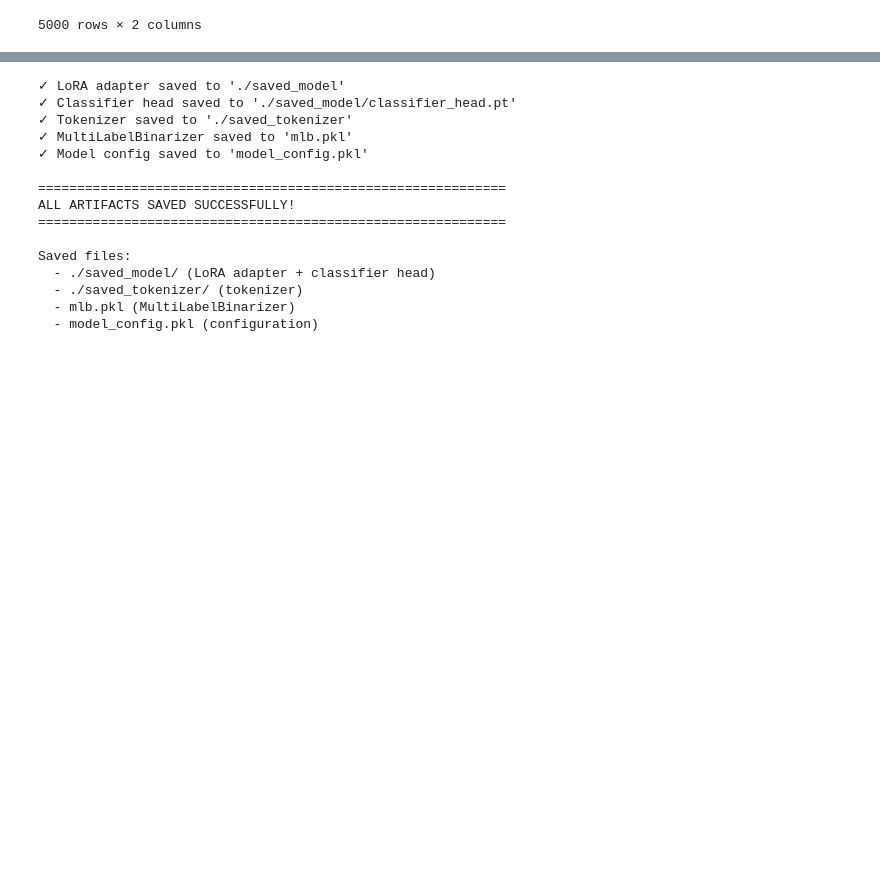
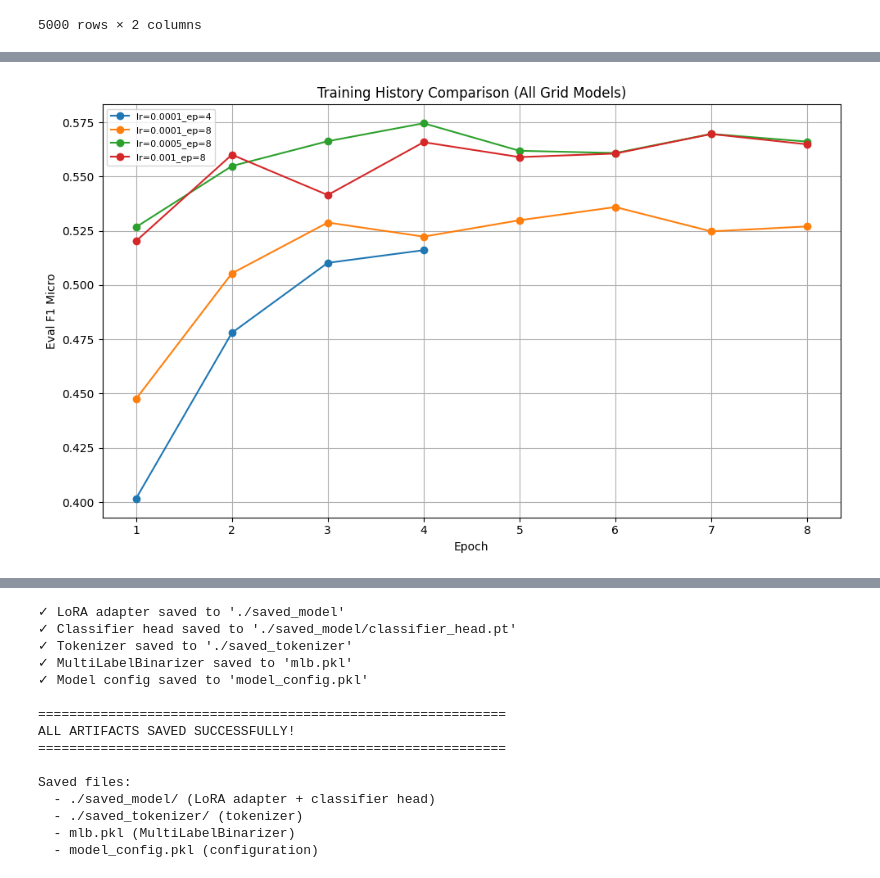
Before and after one commit to Azrieldr/Proyek_Text_Analytics_24917032, a Jupyter notebook: 24917032.ipynb, the cells around one changed output, grey strips where cells are left out. Drawn from its saved outputs; the diff is of its cells as text; code cells hidden in the pictures; blank space fills up the shorter version.

```diff
--- a/24917032.ipynb
+++ b/24917032.ipynb
@@ -260,0 +398,49 @@ training_args = TrainingArguments(
+# %%
+import os
+import pandas as pd
+import matplotlib.pyplot as plt
+
+BASE_EXPERIMENT_DIR = "./experiments"
+all_histories = []
+
+# Load all training histories
+for run_name in sorted(os.listdir(BASE_EXPERIMENT_DIR)):
+    history_path = os.path.join(
+        BASE_EXPERIMENT_DIR,
+        run_name,
+        "training_history.csv"
+    )
+    if os.path.isfile(history_path):
+        df = pd.read_csv(history_path)
+        df["model_name"] = run_name
+        all_histories.append(df)
+
+# Combine into one DataFrame
+combined_df = pd.concat(all_histories, ignore_index=True)
+
+# ===============================
+# PLOT ALL MODELS IN ONE GRAPH
+# ===============================
+plt.figure(figsize=(10, 6))
+for model_name, group in combined_df.groupby("model_name"):
+    # Sort by epoch and clean up the data
+    group = group.sort_values("epoch")
+    group = group.dropna(subset=["eval_f1_micro"])
+    group = group.drop_duplicates(subset=["epoch"], keep="last")
+
+    plt.plot(
+        group["epoch"],
+        group["eval_f1_micro"],
+        marker="o",
+        label=model_name
+    )
+
+plt.xlabel("Epoch")
+plt.ylabel("Eval F1 Micro")
+plt.title("Training History Comparison (All Grid Models)")
+plt.legend(fontsize=8)
+plt.grid(True)
+plt.tight_layout()
+plt.show()
+# %% [output]
+[figure, added]
```
Also changed, not shown: parts of 11 cells of this notebook, 6 other files.
